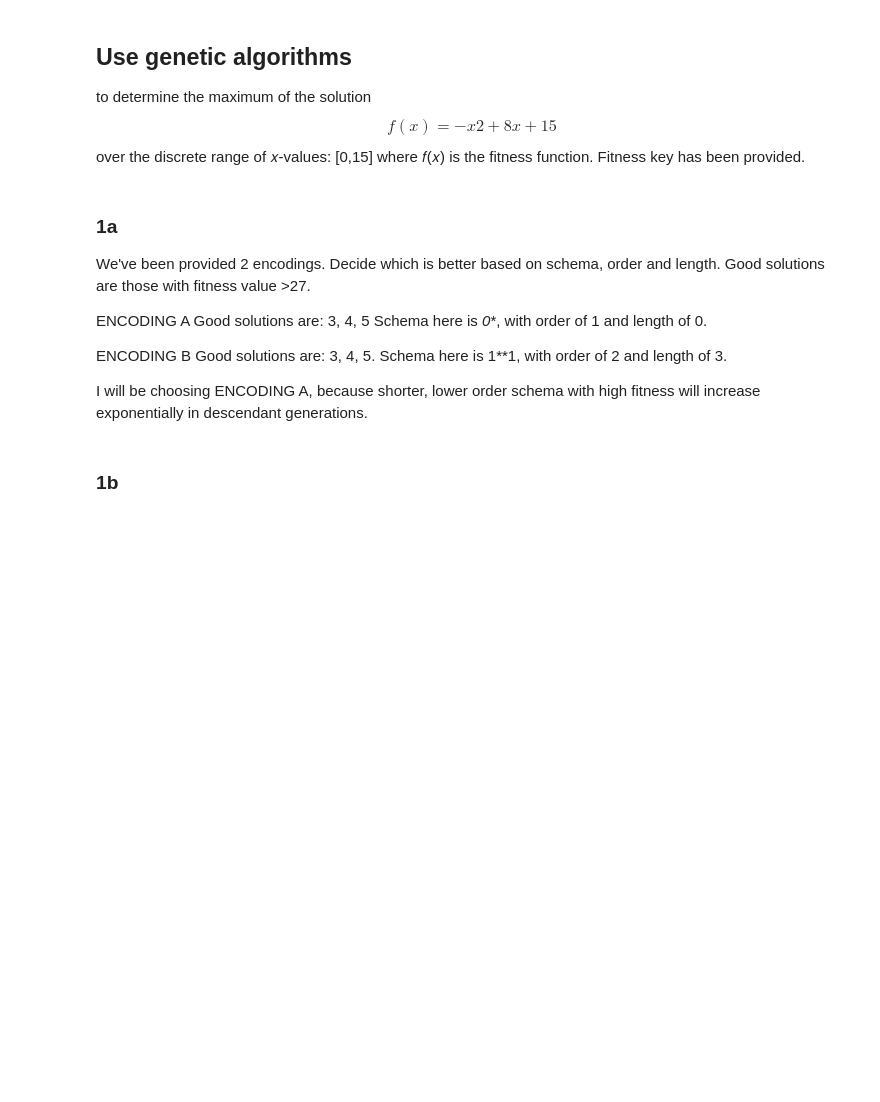
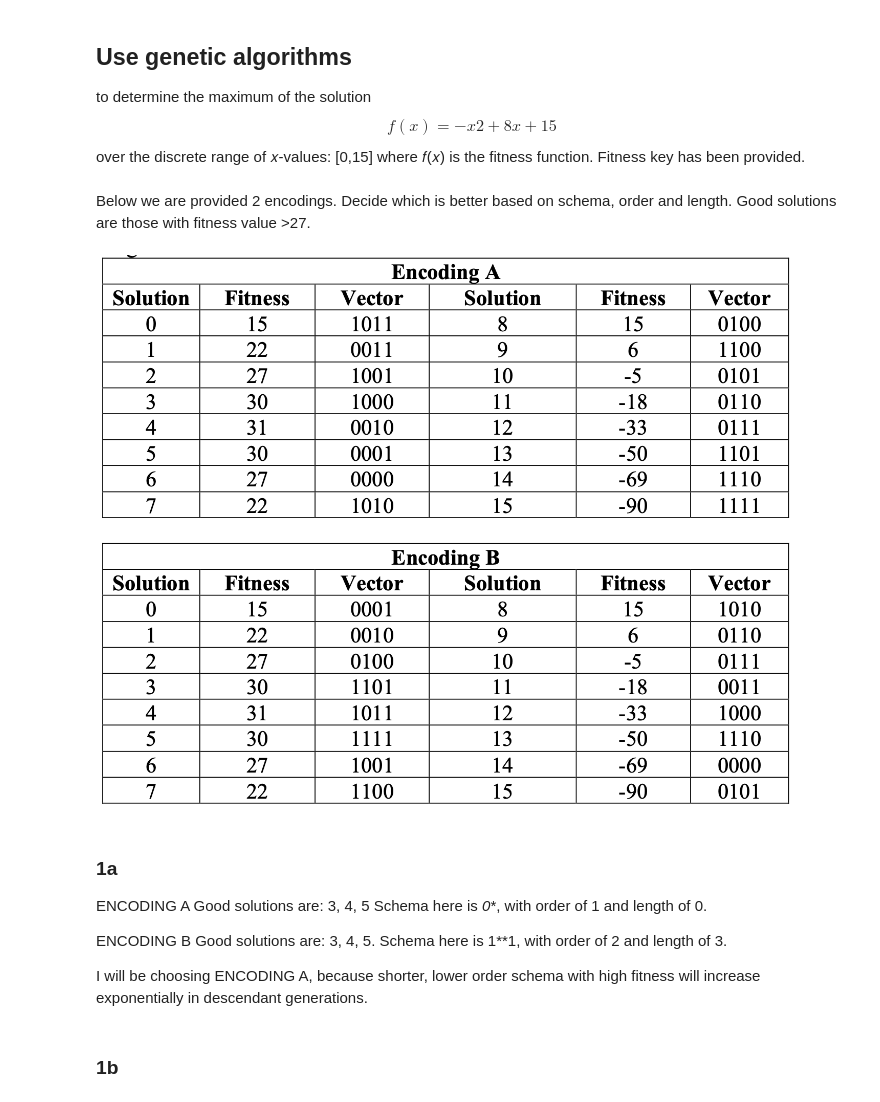
Before and after one commit to koreogundele/machine_learning, a Jupyter notebook: 02_genetic_algorithms.ipynb, the cells around one changed output. Drawn from its saved outputs; the diff is of its cells as text; code cells hidden in the pictures; blank space fills up the shorter version.

Commit message:
included encoding photos

```diff
--- a/02_genetic_algorithms.ipynb
+++ b/02_genetic_algorithms.ipynb
@@ -26,9 +27,15 @@ def get_fitness(individual):
     """
     fitness_value = Fitness_key.get(individual)
     return fitness_value
+# %% [markdown]
+Below we are provided 2 encodings. Decide which is better based on schema, order and length. Good solutions are those with fitness value >27.
+# %%
+Image(filename='image01.png')
+# %% [output]
+[figure, added]
 # %% [markdown]
 ### 1a
-We've been provided 2 encodings. Decide which is better based on schema, order and length. Good solutions are those with fitness value >27.
+
 
 ENCODING A
 Good solutions are: 3, 4, 5
```
Also changed, not shown: parts of 1 cell of this notebook, 1 other file.
